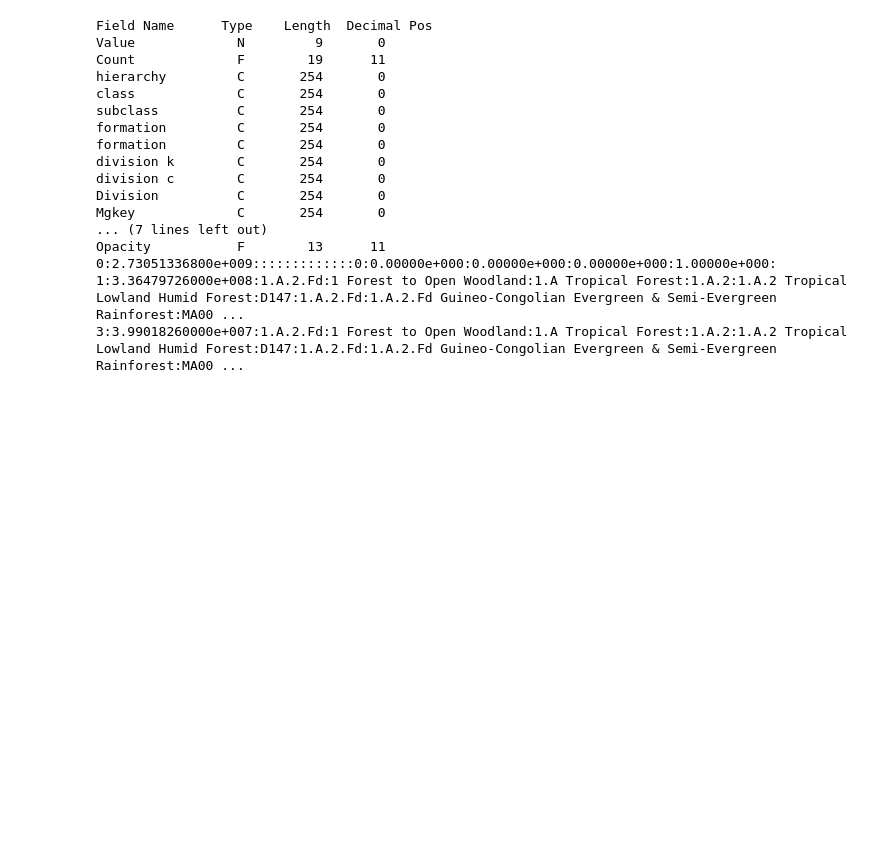
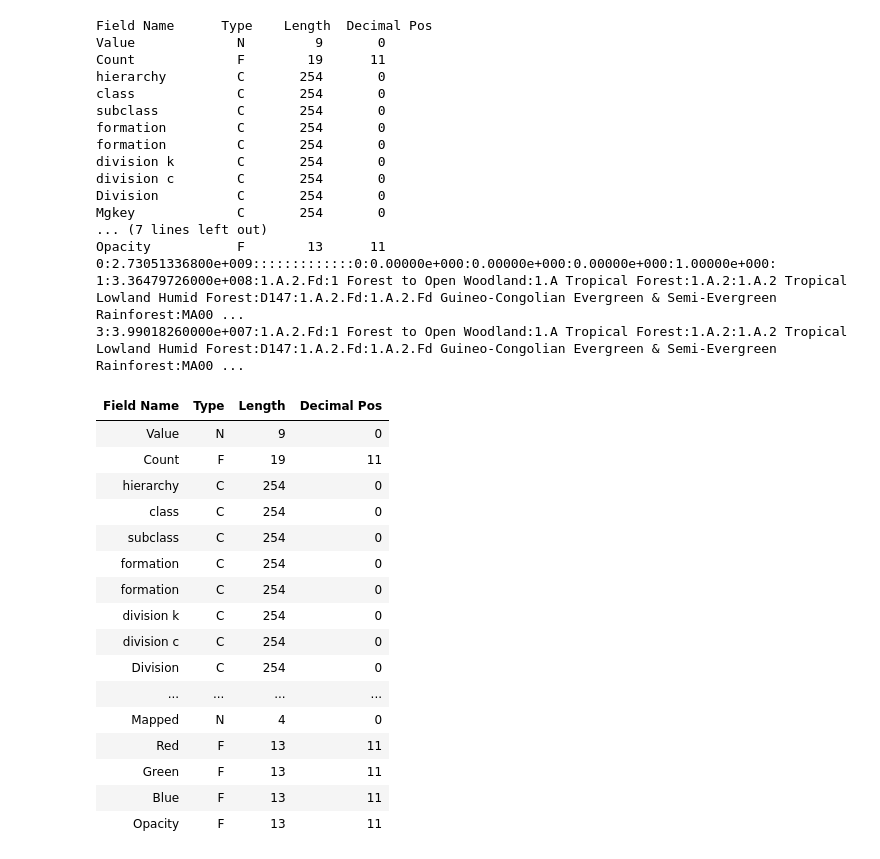
Before and after one commit to alimanfoo/ag1000g-phase2-data-paper, a Jupyter notebook: work/9_collection_map/phase_2_collection_map.ipynb, the cells around one changed output. Cells and saved outputs as stored; diff of their text form; code cells hidden in the pictures; blank space fills up the shorter version.

```diff
--- a/work/9_collection_map/phase_2_collection_map.ipynb
+++ b/work/9_collection_map/phase_2_collection_map.ipynb
@@ -268,27 +268,3 @@ plot_map(fn='phase_2_test_map.jpg')
 # %% [markdown]
 ## Let's try using the ecosystem layer from phase 1
 http://www.aag.org/cs/publications/special/map_african_ecosystems
-# %%
-import numpy as np
-nnz = np.count_nonzero
-import scipy
-import scipy.stats
-import scipy.spatial.distance
-import numexpr
-import h5py
-import tables
-import bcolz
-import dask
-import dask.array as da
-import pandas
-import IPython
-from IPython.display import clear_output, display, HTML
-import statsmodels
-import sklearn
-import sklearn.decomposition
-import sklearn.manifold
-import petl as etl
-etl.config.display_index_header = True
-import humanize
-from humanize import naturalsize, intcomma, intword
-import zarr
@@ -438,3 +409,26 @@ Opacity           F        13      11
 0:2.73051336800e+009:::::::::::::0:0.00000e+000:0.00000e+000:0.00000e+000:1.00000e+000:
 1:3.36479726000e+008:1.A.2.Fd:1 Forest to Open Woodland:1.A Tropical Forest:1.A.2:1.A.2 Tropical Lowland Humid Forest:D147:1.A.2.Fd:1.A.2.Fd Guineo-Congolian Evergreen & Semi-Evergreen Rainforest:MA00 ...
 3:3.99018260000e+007:1.A.2.Fd:1 Forest to Open Woodland:1.A Tropical Forest:1.A.2:1.A.2 Tropical Lowland Humid Forest:D147:1.A.2.Fd:1.A.2.Fd Guineo-Congolian Evergreen & Semi-Evergreen Rainforest:MA00 ...
+# %%
+# extract the field names
+vat_fn = os.path.join(data_dir, 'Africa_IVC_20130316_final_MG.tif.vat.csv')
+tbl_descr = etl.fromtsv(vat_fn).head(19).convertall('strip')
+tbl_descr.displayall()
+# %% [output]
+| Field Name | Type | Length | Decimal Pos |
+| Value | N | 9 | 0 |
+| Count | F | 19 | 11 |
+| hierarchy | C | 254 | 0 |
+| class | C | 254 | 0 |
+| subclass | C | 254 | 0 |
+| formation | C | 254 | 0 |
+| formation | C | 254 | 0 |
+| division k | C | 254 | 0 |
+| division c | C | 254 | 0 |
+| Division | C | 254 | 0 |
+| ... | ... | ... | ... |
+| Mapped | N | 4 | 0 |
+| Red | F | 13 | 11 |
+| Green | F | 13 | 11 |
+| Blue | F | 13 | 11 |
+| Opacity | F | 13 | 11 |
```
Also changed, not shown: parts of 25 cells of this notebook, 1 other file.
